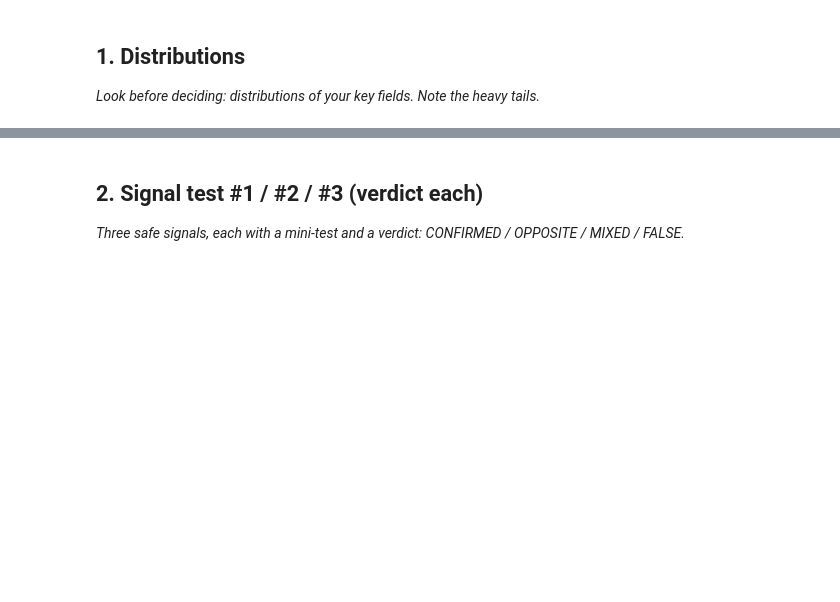
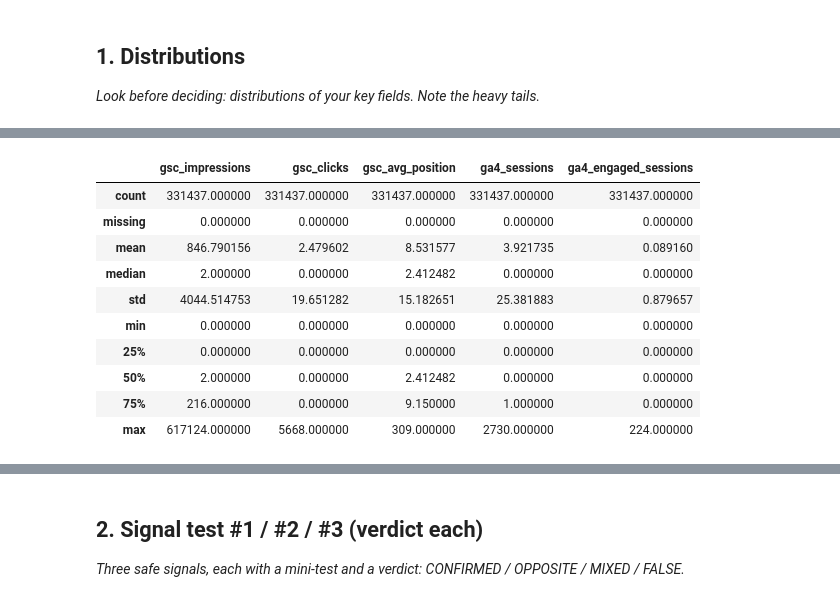
Before and after one commit to adityag30/FlyRank-internship-ML, a Jupyter notebook: work/notebooks/w04_signal_audit.ipynb, the cells around one changed output, grey strips where cells are left out. Cells and saved outputs as stored; diff of their text form; code cells hidden in the pictures; blank space fills up the shorter version.

```diff
--- a/work/notebooks/w04_signal_audit.ipynb
+++ b/work/notebooks/w04_signal_audit.ipynb
@@ -15,0 +58,57 @@ This skeleton is yours to fill. Work the sections **in order** — each one has
+# %%
+# This cell is for CODE (numbers, a query, a check).
+import pandas as pd
+
+query = f"""
+SELECT
+    content_hash_id,
+    SUM(gsc_impressions) AS gsc_impressions,
+    SUM(gsc_clicks) AS gsc_clicks,
+    AVG(gsc_avg_position) AS gsc_avg_position,
+    SUM(ga4_sessions) AS ga4_sessions,
+    SUM(ga4_engaged_sessions) AS ga4_engaged_sessions
+FROM {TABLES['fact_daily']}
+WHERE month='2026-03'
+GROUP BY content_hash_id
+"""
+df = con.sql(query).df()
+numeric_cols = [
+    "gsc_impressions",
+    "gsc_clicks",
+    "gsc_avg_position",
+    "ga4_sessions",
+    "ga4_engaged_sessions"
+]
+df[numeric_cols] = df[numeric_cols].fillna(0)
+# %%
+numeric_features = [
+    "gsc_impressions",
+    "gsc_clicks",
+    "gsc_avg_position",
+    "ga4_sessions",
+    "ga4_engaged_sessions"
+]
+
+# Summary statistics
+summary = df[numeric_features].describe()
+
+# Add missing values and median as new rows
+summary.loc["missing"] = df[numeric_features].isna().sum()
+summary.loc["median"] = df[numeric_features].median()
+
+# Select and display specific rows for the summary
+summary.loc[
+    ["count","missing","mean","median","std","min","25%","50%","75%","max"]
+]
+# %% [output]
+|  | gsc_impressions | gsc_clicks | gsc_avg_position | ga4_sessions | ga4_engaged_sessions |
+| count | 331437.000000 | 331437.000000 | 331437.000000 | 331437.000000 | 331437.000000 |
+| missing | 0.000000 | 0.000000 | 0.000000 | 0.000000 | 0.000000 |
+| mean | 846.790156 | 2.479602 | 8.531577 | 3.921735 | 0.089160 |
+| median | 2.000000 | 0.000000 | 2.412482 | 0.000000 | 0.000000 |
+| std | 4044.514753 | 19.651282 | 15.182651 | 25.381883 | 0.879657 |
+| min | 0.000000 | 0.000000 | 0.000000 | 0.000000 | 0.000000 |
+| 25% | 0.000000 | 0.000000 | 0.000000 | 0.000000 | 0.000000 |
+| 50% | 2.000000 | 0.000000 | 2.412482 | 0.000000 | 0.000000 |
+| 75% | 216.000000 | 0.000000 | 9.150000 | 1.000000 | 0.000000 |
+| max | 617124.000000 | 5668.000000 | 309.000000 | 2730.000000 | 224.000000 |
```
Also changed, not shown: parts of 16 cells of this notebook.
